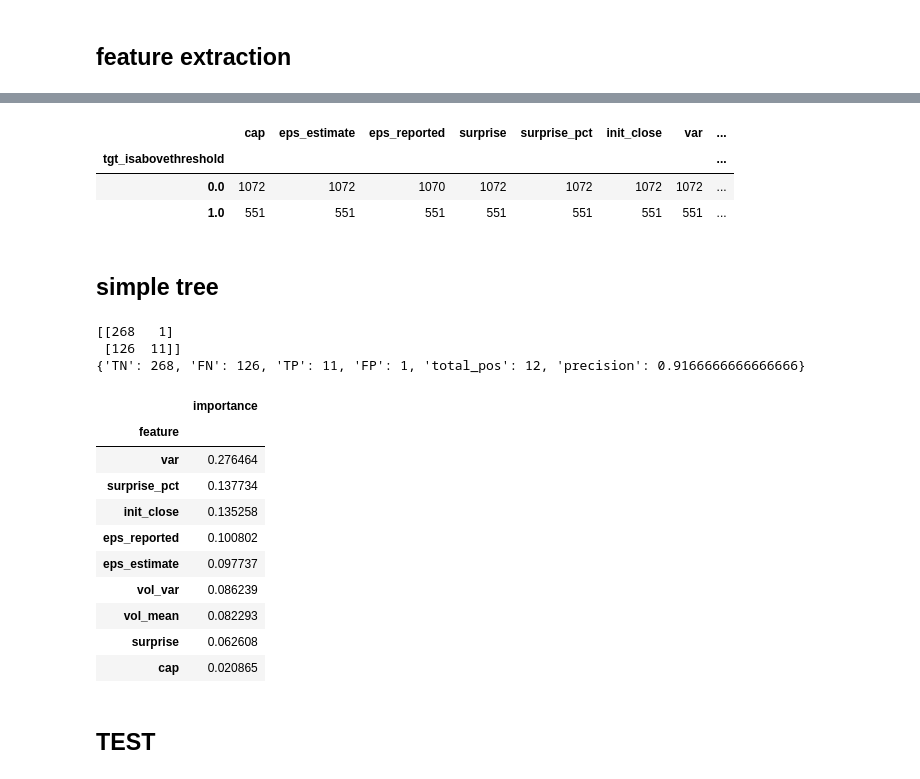
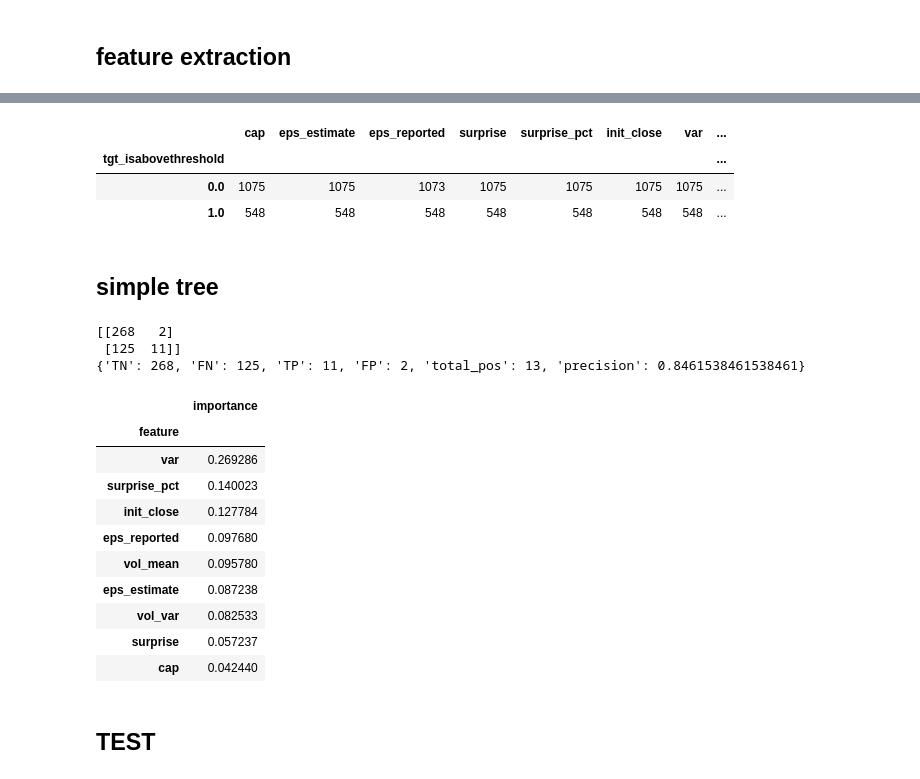
Before and after one commit to kulasinski/multitrader, a Jupyter notebook: db_idea_tester.ipynb, the cells around one changed output, grey strips where cells are left out. Drawn from its saved outputs; the diff is of its cells as text; code cells hidden in the pictures.

```diff
--- a/db_idea_tester.ipynb
+++ b/db_idea_tester.ipynb
@@ -250,6 +250,7 @@ Name: (DOYU, 2022-08-21), dtype: object
 ## feature extraction
 # %%
 GAIN_THRESHOLD = 0.1 # min value of the max gain
+STOP_LOSS_THRESHOLD = -0.5
 # %%
 F = stationary.copy().drop(columns=['file_date','deadline','revenue_fx'])
 for ticker, start in ticker_start:
@@ -264,8 +265,8 @@ for ticker, start in ticker_start:
 
     # calc target variable(s)
     max_close_pct = sub.max()['close_pct']
-    max_close_pct > GAIN_THRESHOLD
-    F.loc[(ticker, start),'tgt_isabovethreshold'] = int(max_close_pct >= GAIN_THRESHOLD)
+    min_close_pct = sub.min()['close_pct']
+    F.loc[(ticker, start),'tgt_isabovethreshold'] = int(  (max_close_pct >= GAIN_THRESHOLD) and (min_close_pct > STOP_LOSS_THRESHOLD)  )
 # %%
 F.corr()
 # %% [output]
@@ -286,8 +287,8 @@ F.groupby('tgt_isabovethreshold').count()
 # %% [output]
 |  | cap | eps_estimate | eps_reported | surprise | surprise_pct | init_close | var | ... |
 | tgt_isabovethreshold |  |  |  |  |  |  |  | ... |
-| 0.0 | 1072 | 1072 | 1070 | 1072 | 1072 | 1072 | 1072 | ... |
-| 1.0 | 551 | 551 | 551 | 551 | 551 | 551 | 551 | ... |
+| 0.0 | 1075 | 1075 | 1073 | 1075 | 1075 | 1075 | 1075 | ... |
+| 1.0 | 548 | 548 | 548 | 548 | 548 | 548 | 548 | ... |
 # %% [markdown]
 ## simple tree
 # %%
@@ -303,53 +304,56 @@ X = F.drop(columns=['tgt_isabovethreshold']).to_numpy()
 y = F['tgt_isabovethreshold'].to_numpy()
 indices = np.arange(len(y))
 X_train, X_test, y_train, y_test, indices_train, indices_test = train_test_split( X, y, indices, test_size=0.25, random_state=42, shuffle=True)
+sample_weights = np.zeros(len(y_train))
+sample_weights[y_train == 0] = 0.5
+sample_weights[y_train == 1] = 0.5
 # %%
-# clf = RandomForestClassifier( # p=% -> % @0.
+# clf = RandomForestClassifier(
 #     n_estimators=50,
 #     max_depth=2,
 # )
-clf = GradientBoostingClassifier( # p= ->  @0.
+clf = GradientBoostingClassifier(
     learning_rate = 0.05,
     n_estimators = 30,
     subsample = .9,
     random_state=7
 )
 
-clf.fit(X_train, y_train)
+clf.fit(X_train, y_train, sample_weights)
 
-y_pred = clf.predict(X_test)
+# y_pred = clf.predict(X_test)
 y_pred_proba = clf.predict_proba(X_test)
-y_pred = (y_pred_proba[:,1]>0.5).astype(int) # we can reach 75% precision while still having ~55 predictions (per year) : RF with n=50, and cutoff=0.8
+y_pred = (y_pred_proba[:,1]>0.5).astype(int)
 
 cm = confusion_matrix(y_test, y_pred)
 
 res = {}
 res['TN'] = cm[0][0]
 res['FN'] = cm[1][0]
 res['TP'] = cm[1][1]
 res['FP'] = cm[0][1]
 res['total_pos'] = res['TP']+res['FP']
 res['precision'] = res['TP']/res['total_pos']
 print(cm)
 
 print(res)
 
 pd.DataFrame({'feature':F.columns[:-1,].to_list(),'importance':clf.feature_importances_}).set_index('feature').sort_values(by='importance',ascending=False)
 # %% [output]
-[[268   1]
- [126  11]]
-{'TN': 268, 'FN': 126, 'TP': 11, 'FP': 1, 'total_pos': 12, 'precision': 0.9166666666666666}
+[[268   2]
+ [125  11]]
+{'TN': 268, 'FN': 125, 'TP': 11, 'FP': 2, 'total_pos': 13, 'precision': 0.8461538461538461}
 |  | importance |
 | feature |  |
-| var | 0.276464 |
-| surprise_pct | 0.137734 |
-| init_close | 0.135258 |
-| eps_reported | 0.100802 |
-| eps_estimate | 0.097737 |
-| vol_var | 0.086239 |
-| vol_mean | 0.082293 |
-| surprise | 0.062608 |
-| cap | 0.020865 |
+| var | 0.269286 |
+| surprise_pct | 0.140023 |
+| init_close | 0.127784 |
+| eps_reported | 0.097680 |
+| vol_mean | 0.095780 |
+| eps_estimate | 0.087238 |
+| vol_var | 0.082533 |
+| surprise | 0.057237 |
+| cap | 0.042440 |
 # %% [markdown]
 ## TEST
 # %%
```
Also changed, not shown: parts of 2 cells of this notebook, 3 other files.
